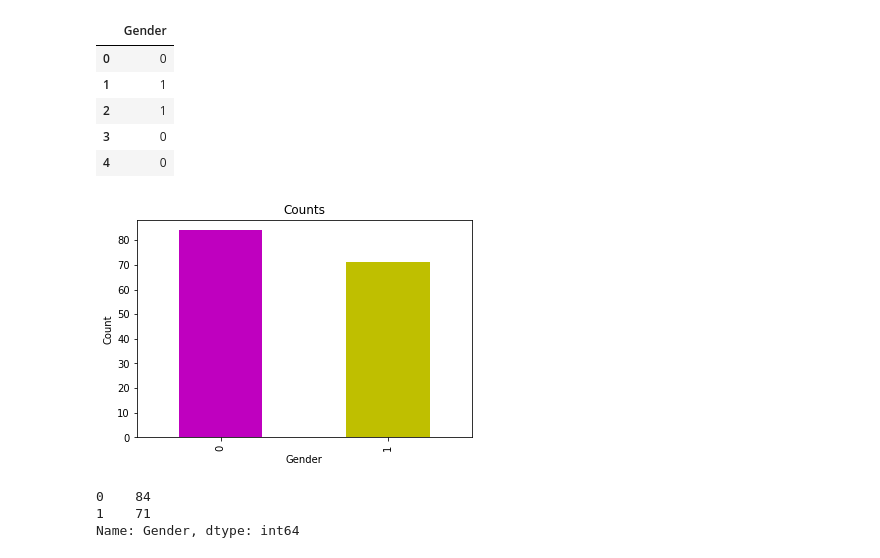
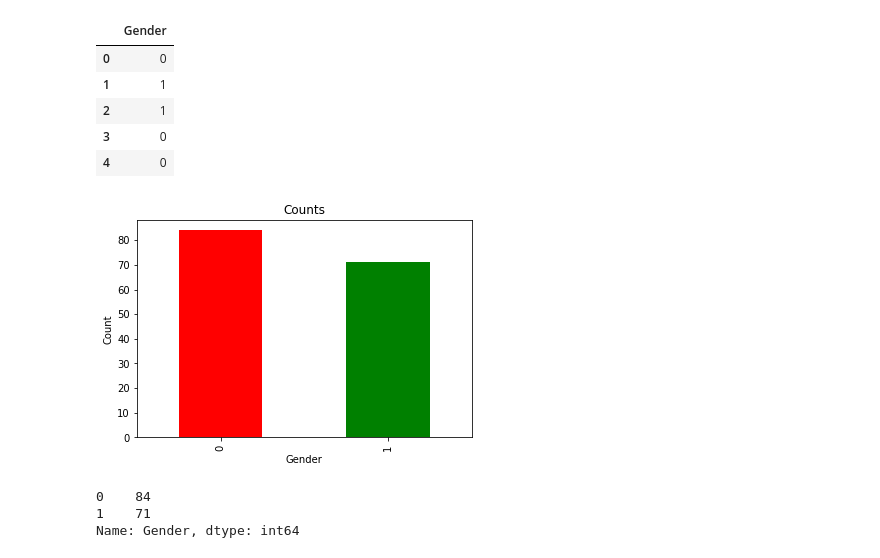
Before and after one commit to brainhack-school2020/tjays7_fmri, a Jupyter notebook: Gender-Classification-fMRI.ipynb, the cells around one changed output. Saved outputs shown, nothing was run; the diff lists cells and outputs as text; code cells hidden in the pictures.

```diff
--- a/Gender-Classification-fMRI.ipynb
+++ b/Gender-Classification-fMRI.ipynb
@@ -232,12 +232,12 @@ df_labels.head()
 # %%
 # Plot a Bar Chart depicting the count of each unique value in Gender column
 
-df_labels['Gender'].value_counts().plot(kind='bar',title='Counts', color = ['m', 'y'])
+df_labels['Gender'].value_counts().plot(kind='bar',title='Counts', color = ['r', 'g'])
 plt.xlabel('Gender')
 plt.ylabel('Count')
 plt.show()
 # %% [output]
-[figure, old version]
+[figure, new version]
 # %%
 # Total Count of each unique value of Gender
 
```
Also changed, not shown: parts of 15 cells of this notebook.
